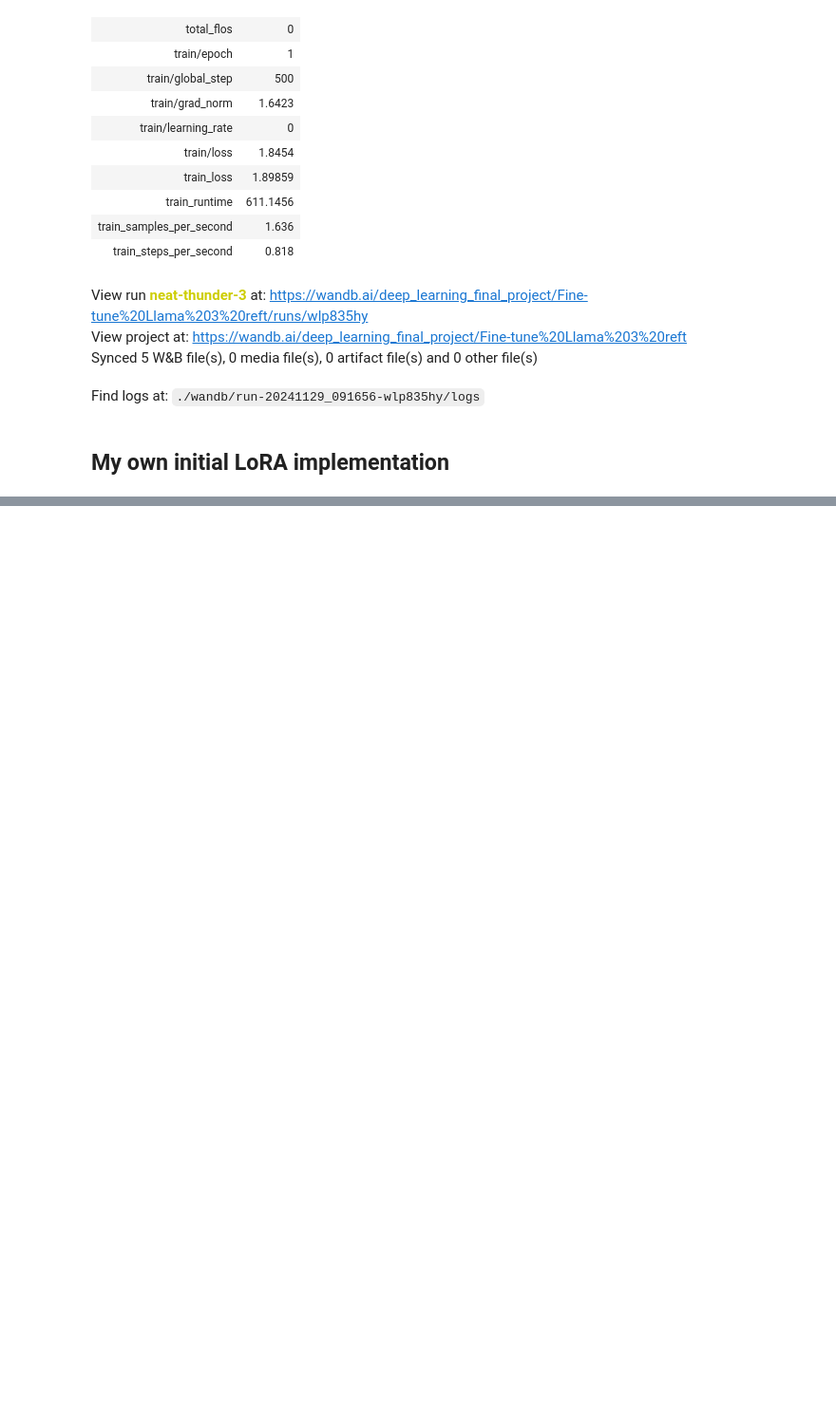
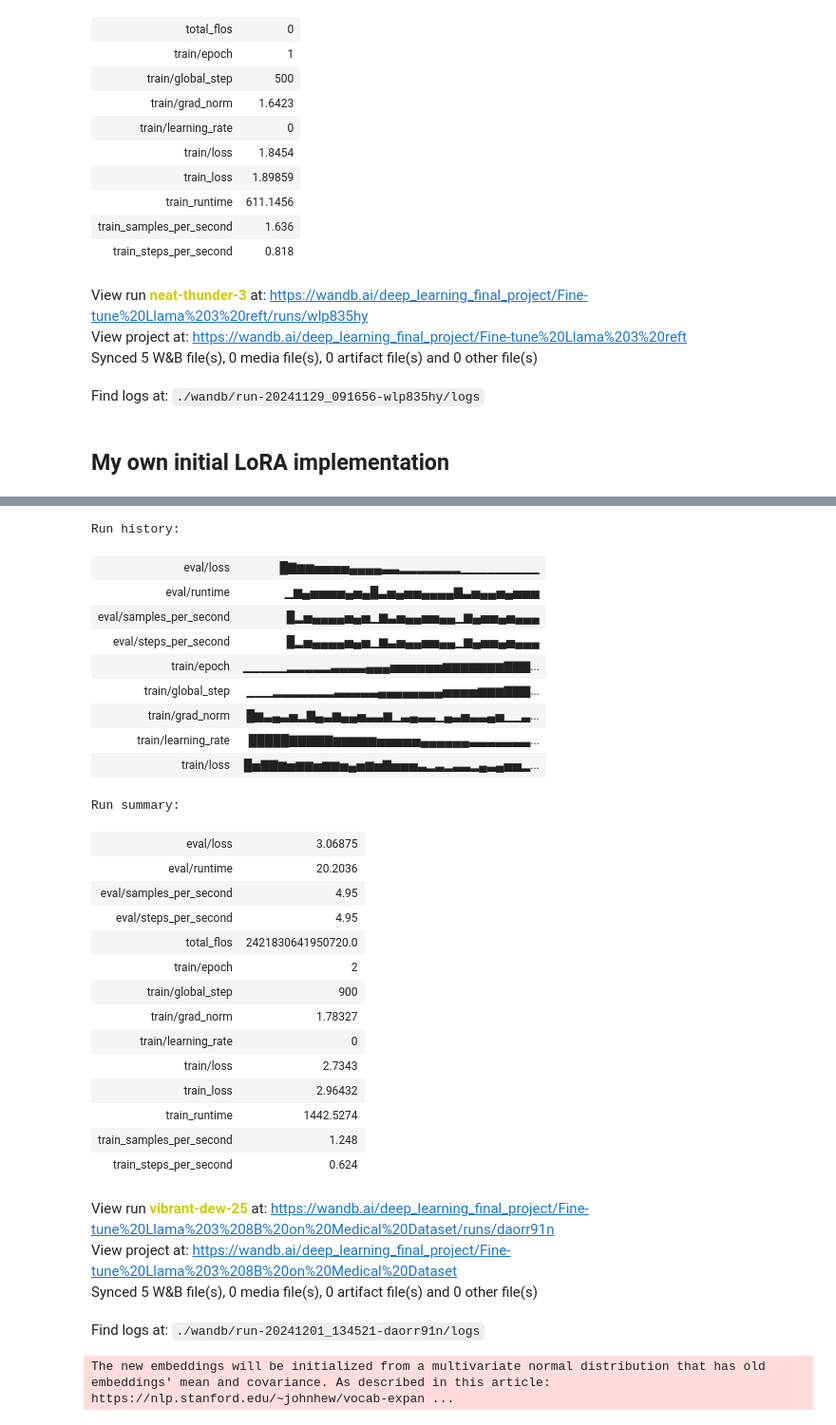
Before and after one commit to alina775/20242R0136COSE47402, a Jupyter notebook: FinalProject/deep_learning_final_project.ipynb, the cells around one changed output, grey strips where cells are left out. Shown at 95% size. Cells and saved outputs as stored; diff of their text form; code cells hidden in the pictures; blank space fills up the shorter version.

```diff
--- a/FinalProject/deep_learning_final_project.ipynb
+++ b/FinalProject/deep_learning_final_project.ipynb
@@ -414,0 +600,20 @@ Find logs at: ./wandb/run-20241129_091656-wlp835hy/logs
+# %%
+dataset_name = "ruslanmv/ai-medical-chatbot"
+dataset = load_dataset(dataset_name, split="all").shuffle(seed=42).select(range(1000)).flatten_indices() #change size
+tokenizer = AutoTokenizer.from_pretrained(base_model)
+tokenizer.chat_template = None
+model, tokenizer = setup_chat_format(model, tokenizer)
+
+row_name_user = "Patient" #dependent on dataset
+row_name_assistant = "Doctor" #dependent on dataset
+def format_chat_template(row):
+    row_json = [{"role": "user", "content": row[row_name_user]},
+               {"role": "assistant", "content": row[row_name_assistant]}]
+    row["text"] = tokenizer.apply_chat_template(row_json, tokenize=False)
+    return row
+
+dataset = dataset.map(
+    format_chat_template
+)
+
+dataset = dataset.train_test_split(test_size=0.1)
@@ -414,0 +673,33 @@ Find logs at: ./wandb/run-20241129_091656-wlp835hy/logs
+# %%
+wandb.finish()
+model.config.use_cache = True
+# %% [output]
+Run history:
+| eval/loss | █▇▆▆▅▅▅▅▄▄▄▄▃▃▂▂▂▂▂▂▂▁▁▁▁▁▁▁▁▁ |
+| eval/runtime | ▁▆▄▅▅▅▅▄▅▄█▃▅▄▅▅▄▄▄▄▇▃▅▄▄▅▄▅▅▅ |
+| eval/samples_per_second | █▂▅▄▄▄▄▅▄▅▁▆▃▅▄▄▅▅▄▄▁▆▄▅▅▄▅▄▄▄ |
+| eval/steps_per_second | █▂▅▄▄▄▄▅▄▅▁▆▃▅▄▄▅▅▄▄▁▆▄▅▅▄▅▄▄▄ |
+| train/epoch | ▁▁▁▁▁▂▂▂▂▂▃▃▃▃▄▄▄▅▅▅▅▅▅▆▆▆▆▆▆▆▇▇▇... |
+| train/global_step | ▁▁▁▂▂▂▂▂▂▂▃▃▃▃▃▄▄▄▄▄▄▄▄▅▅▅▅▆▆▆▇▇▇... |
+| train/grad_norm | █▆▃▄▃▅▂▇▄▃▆▄▄▅▃▃▆▁▃▄▃▃▁▄▃▅▃▃▄▅▁▁▃... |
+| train/learning_rate | █████▇▇▇▇▇▆▆▆▆▆▅▅▅▅▅▄▄▄▄▄▄▃▃▃▃▃▃▃... |
+| train/loss | █▅▇▇▆▅▆▆▅▆▆▅▄▅▆▅▇▅▅▅▃▂▃▂▃▃▂▄▃▄▅▅▂... |
+Run summary:
+| eval/loss | 3.06875 |
+| eval/runtime | 20.2036 |
+| eval/samples_per_second | 4.95 |
+| eval/steps_per_second | 4.95 |
+| total_flos | 2421830641950720.0 |
+| train/epoch | 2 |
+| train/global_step | 900 |
+| train/grad_norm | 1.78327 |
+| train/learning_rate | 0 |
+| train/loss | 2.7343 |
+| train_loss | 2.96432 |
+| train_runtime | 1442.5274 |
+| train_samples_per_second | 1.248 |
+| train_steps_per_second | 0.624 |
+View run vibrant-dew-25 at: https://wandb.ai/deep_learning_final_project/Fine-tune%20Llama%203%208B%20on%20Medical%20Dataset/runs/daorr91n
+View project at: https://wandb.ai/deep_learning_final_project/Fine-tune%20Llama%203%208B%20on%20Medical%20Dataset
+Synced 5 W&B file(s), 0 media file(s), 0 artifact file(s) and 0 other file(s)
+Find logs at: ./wandb/run-20241201_134521-daorr91n/logs
@@ -414,0 +710,22 @@ Find logs at: ./wandb/run-20241129_091656-wlp835hy/logs
+# %%
+dataset_name = "ruslanmv/ai-medical-chatbot"
+dataset = load_dataset(dataset_name, split="all").shuffle(seed=42).select(range(1000)).flatten_indices() #change size
+tokenizer = AutoTokenizer.from_pretrained(base_model)
+tokenizer.chat_template = None
+model, tokenizer = setup_chat_format(model, tokenizer)
+
+row_name_user = "Patient" #dependent on dataset
+row_name_assistant = "Doctor" #dependent on dataset
+def format_chat_template(row):
+    row_json = [{"role": "user", "content": row[row_name_user]},
+               {"role": "assistant", "content": row[row_name_assistant]}]
+    row["text"] = tokenizer.apply_chat_template(row_json, tokenize=False)
+    return row
+
+dataset = dataset.map(
+    format_chat_template
+)
+
+dataset = dataset.train_test_split(test_size=0.1)
+# %% [output]
+The new embeddings will be initialized from a multivariate normal distribution that has old embeddings' mean and covariance. As described in this article: https://nlp.stanford.edu/~johnhew/vocab-expan ...
```
Also changed, not shown: parts of 24 cells of this notebook.
